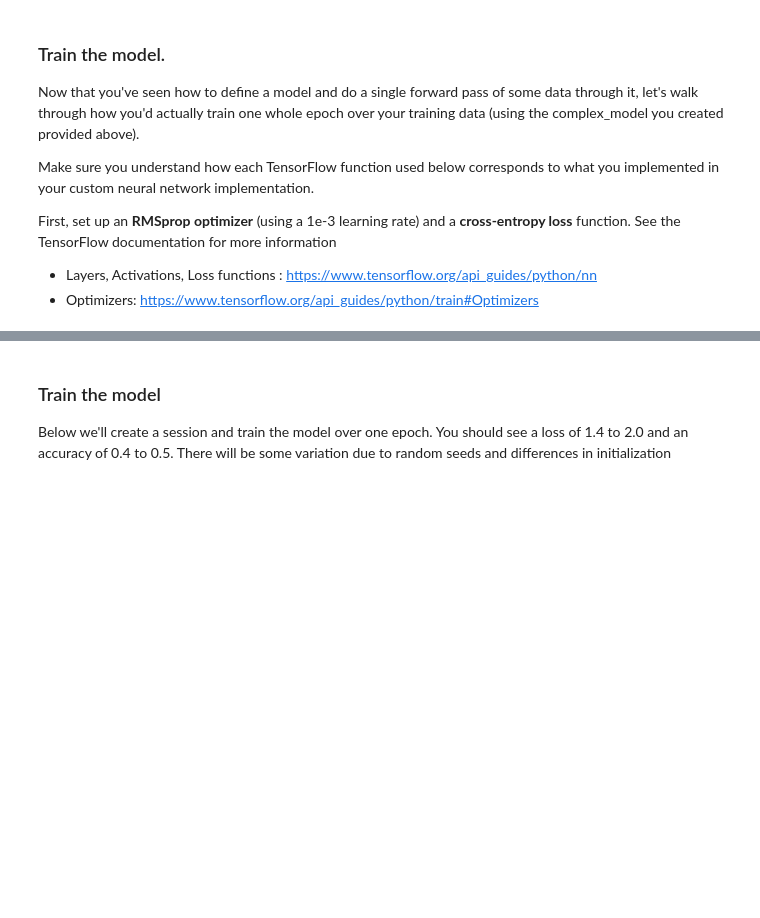
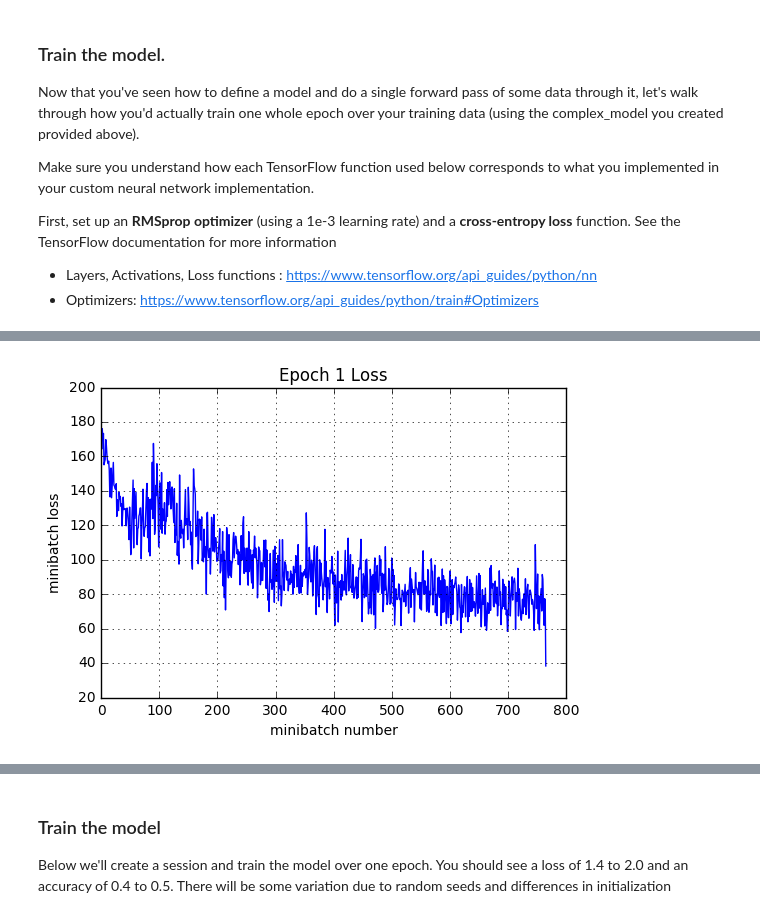
Before and after one commit to Observerspy/CS231n, a Jupyter notebook: assignment2/TensorFlow.ipynb, the cells around one changed output, grey strips where cells are left out. Cells and saved outputs as stored; diff of their text form; code cells hidden in the pictures; blank space fills up the shorter version.

```diff
--- a/assignment2/TensorFlow.ipynb
+++ b/assignment2/TensorFlow.ipynb
@@ -344,24 +425,3 @@ Make sure you understand how each TensorFlow function used below corresponds to
 First, set up an **RMSprop optimizer** (using a 1e-3 learning rate) and a **cross-entropy loss** function. See the TensorFlow documentation for more information
 * Layers, Activations, Loss functions : https://www.tensorflow.org/api_guides/python/nn
 * Optimizers: https://www.tensorflow.org/api_guides/python/train#Optimizers
-# %%
-# Inputs
-#     y_out: is what your model computes
-#     y: is your TensorFlow variable with label information
-# Outputs
-#    mean_loss: a TensorFlow variable (scalar) with numerical loss
-#    optimizer: a TensorFlow optimizer
-# This should be ~3 lines of code!
-mean_loss = tf.reduce_mean(tf.nn.softmax_cross_entropy_with_logits(labels=tf.one_hot(y,10), logits=y_out))
-# mean_loss += 0.001 * (tf.nn.l2_loss(tf.get_variable("Wconv1")) + tf.nn.l2_loss(tf.get_variable("W1")) + tf.nn.l2_loss(tf.get_variable("W2")))
-
-learning_rate = tf.train.exponential_decay(0.001, global_step, 100, 0.8, staircase=True)
-optimizer = tf.train.RMSPropOptimizer(learning_rate).minimize(mean_loss, global_step=global_step)
-
-with tf.Session() as sess:
-    with tf.device("/cpu:0"): #"/cpu:0" or "/gpu:0"
-        sess.run(tf.global_variables_initializer())
-        print('Training')
-        run_model(sess,y_out,mean_loss,X_train,y_train,10,64,100,optimizer,True)
-        print('Validation')
-        run_model(sess,y_out,mean_loss,X_val,y_val,1,64)
@@ -371,0 +428,11 @@ Iteration 100: with minibatch training loss = 1.93 and accuracy of 0.39
+# %%
+with tf.Session() as sess:
+    with tf.device("/cpu:0"): #"/cpu:0" or "/gpu:0"
+        sess.run(tf.global_variables_initializer())
+        print('Training')
+        run_model(sess,y_out,mean_loss,X_train,y_train,1,64,100,optimizer,True)
+        print('Validation')
+        run_model(sess,y_out,mean_loss,X_val,y_val,1,64)
+        print('Test')
+        run_model(sess,y_out,mean_loss,X_test,y_test,1,64)
+# %% [output]
@@ -371,0 +449 @@ Iteration 100: with minibatch training loss = 1.93 and accuracy of 0.39
+[figure, added]
```
Also changed, not shown: parts of 12 cells of this notebook, 3 other files.
